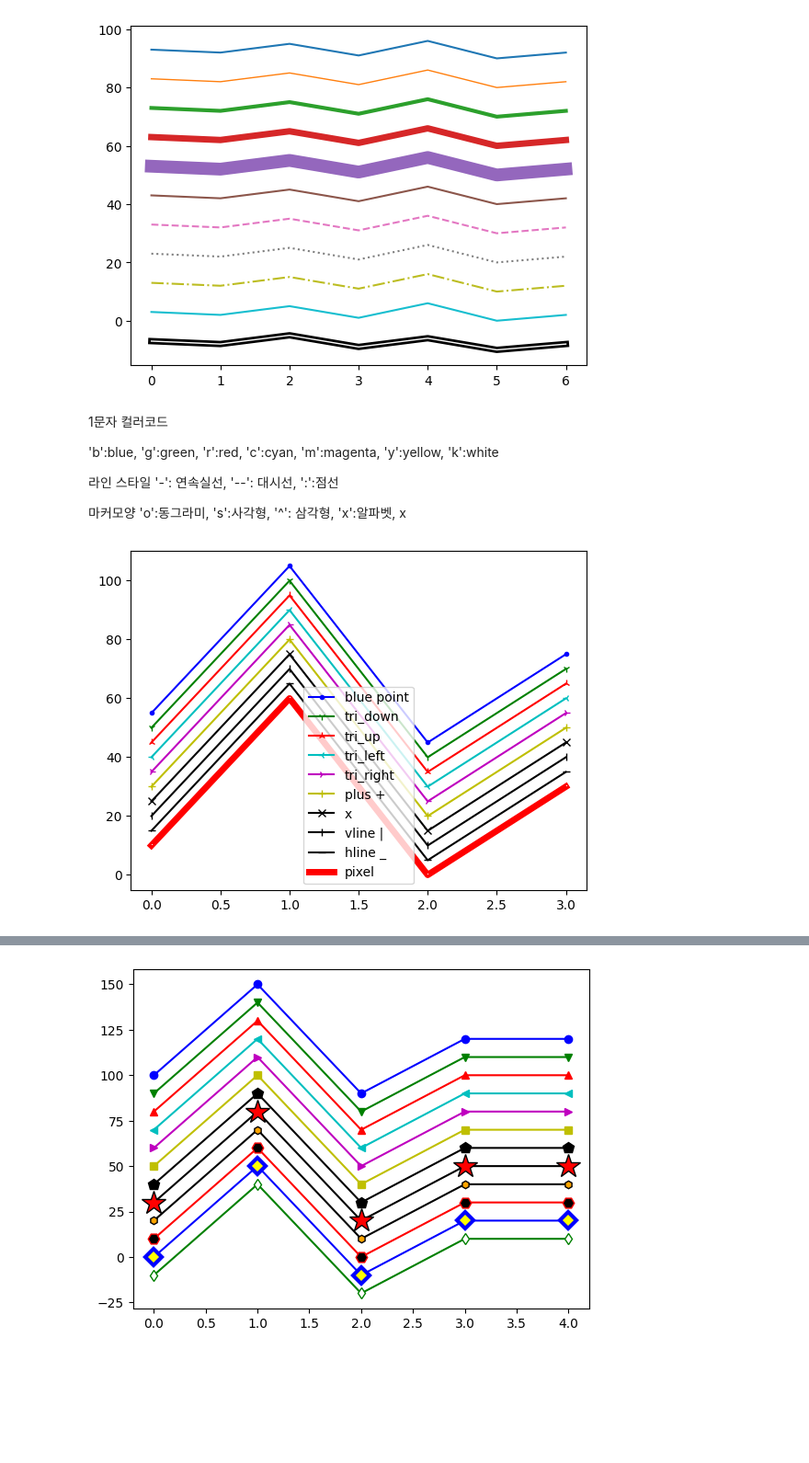
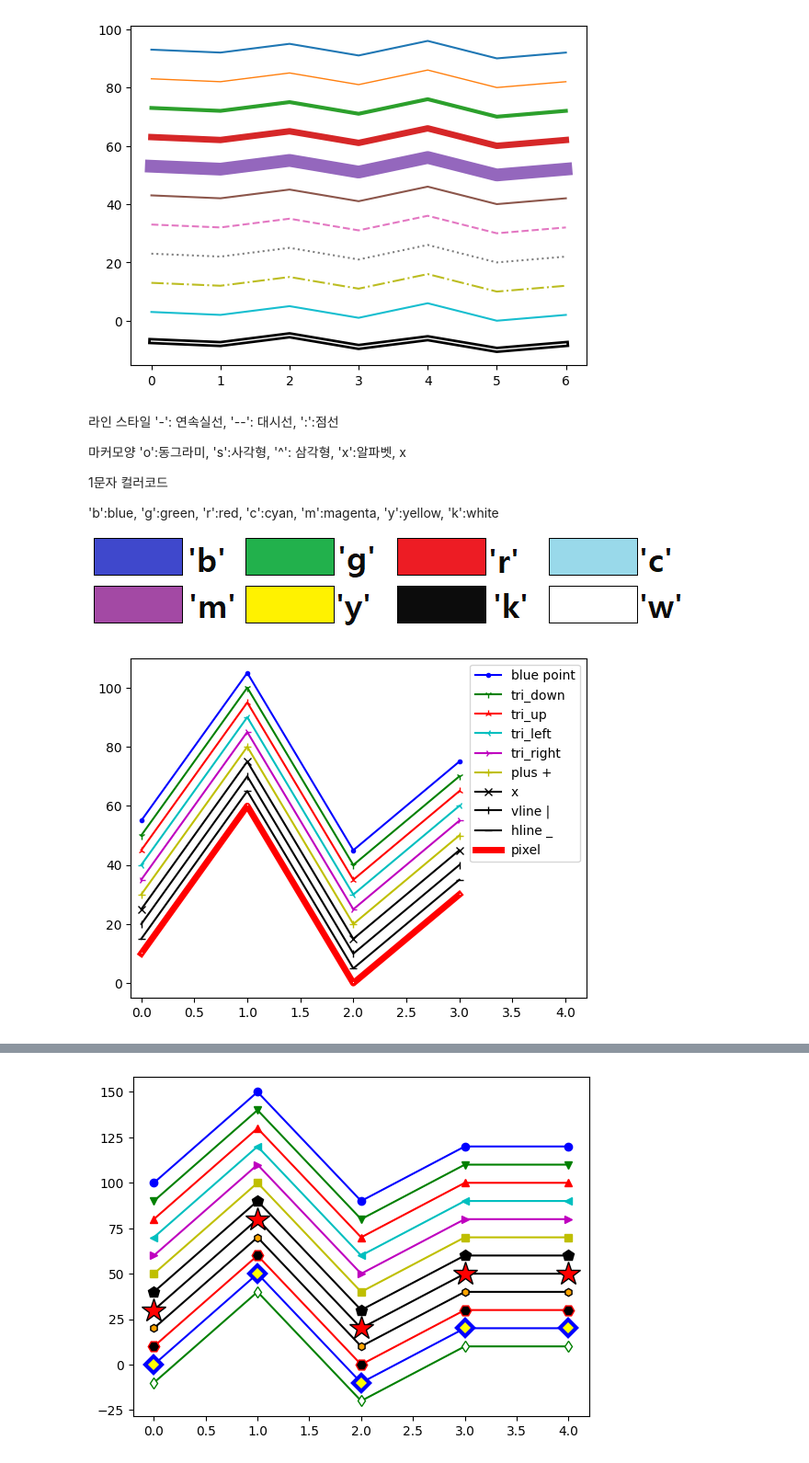
Before and after one commit to ArduinoPLUS/aicar, a Jupyter notebook: matplotlibExample.ipynb, the cells around one changed output, grey strips where cells are left out. Shown at 92% size. Saved outputs shown, nothing was run; the diff lists cells and outputs as text; code cells hidden in the pictures; blank space fills up the shorter version.

```diff
--- a/matplotlibExample.ipynb
+++ b/matplotlibExample.ipynb
@@ -53,41 +71,46 @@ plt.show()
 # %% [output]
 [figure]
 # %% [markdown]
-1문자 컬러코드
-
-'b':blue, 'g':green, 'r':red, 'c':cyan, 'm':magenta, 'y':yellow, 'k':white
-
 라인 스타일
 '-': 연속실선, '--': 대시선, ':':점선
 
 마커모양
 'o':동그라미, 's':사각형,  '^': 삼각형, 'x':알파벳, x
+
+1문자 컬러코드
+
+'b':blue, 'g':green, 'r':red, 'c':cyan, 'm':magenta, 'y':yellow, 'k':white
+
+
+![image.png](embedded-picture-1)
 # %%
-import matplotlib.pyplot as plt                                 # <3>
+import matplotlib.pyplot as plt                     # - matplolibExample.ipynb - 4
 
 a = [55, 105,45, 75]           # List 1
 b = [50, 100,40, 70]           # List 2
 c = [45, 95, 35, 65]           # List 3
 d = [40, 90, 30, 60]           # List 4
 e = [35 ,85, 25, 55]           # List 5
 f = [30, 80, 20, 50]           # List 6
 g = [25, 75, 15, 45]           # List 7
 h = [20, 70, 10, 40]           # List 8
 i = [15, 65,  5, 35]           # List 9
 j = [10, 60,  0, 30]           # List 10
 
 plt.plot(a, 'b.-', label= 'blue point')             # blue    point     '.'
 plt.plot(b, 'g1-', label= 'tri_down')               # green   tri_down
 plt.plot(c, 'r2-', label= 'tri_up')                 # red     tri_up
 plt.plot(d, 'c3-', label= 'tri_left')               # cyan    tri_left
 plt.plot(e, 'm4-', label= 'tri_right')              # magenta tri_right
 plt.plot(f, 'y+-', label= 'plus +')                 # yellow  plus      '+'
 plt.plot(g, 'kx-', label= 'x')                      # black   x         'x'
 plt.plot(h, 'k|-', label= 'vline |')                # black   vline     '|'
 plt.plot(i, 'k_-', label= 'hline _')                # black   hline     '_'
-plt.plot(j, 'r-', linewidth=5, label= 'pixel')      # red
-plt.plot(j, 'w,')                                   # white pixel
+plt.plot(j, 'r-', linewidth=5, label= 'pixel')      # red  (빨간색 굵은 선 그리고)
+plt.plot(j, 'w,')                                   # white pixel (힌색 점을 빨간색 선위에)
+plt.xlim(-0.1, 4.2)                                 # x축 범위
+plt.ylim(-5, 110)                                    # y축 범위
 plt.legend()
 plt.show()
 # %% [output]
-[figure, old version]
+[figure, new version]
```
Also changed, not shown: parts of 12 cells of this notebook.
